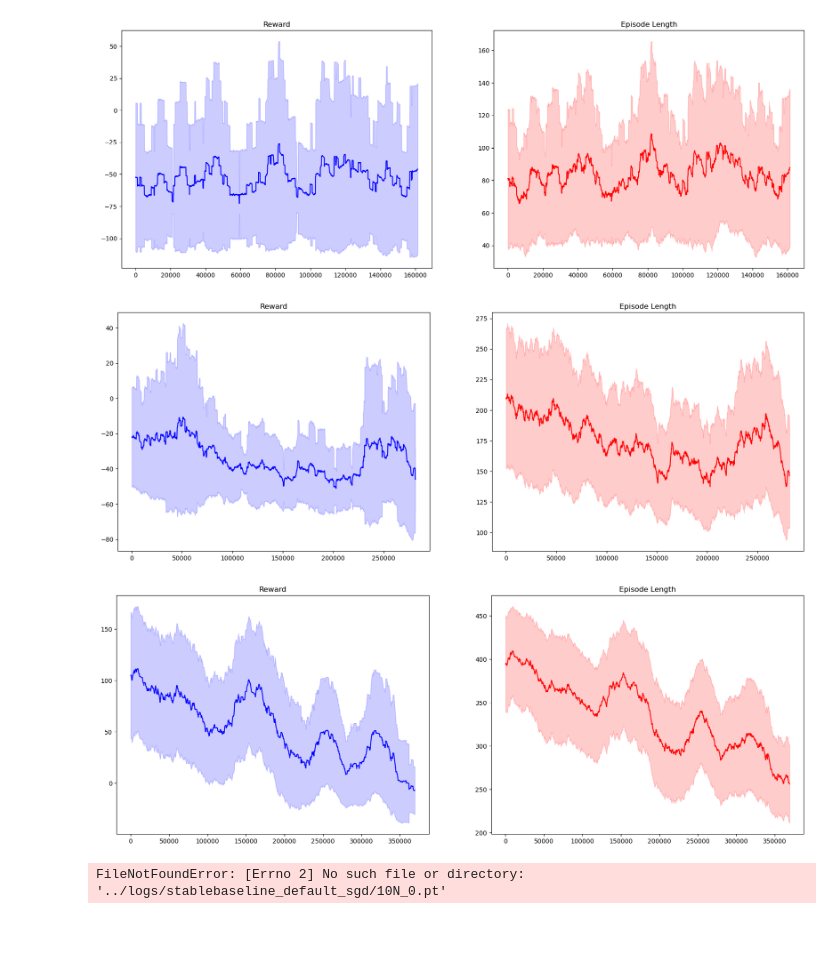
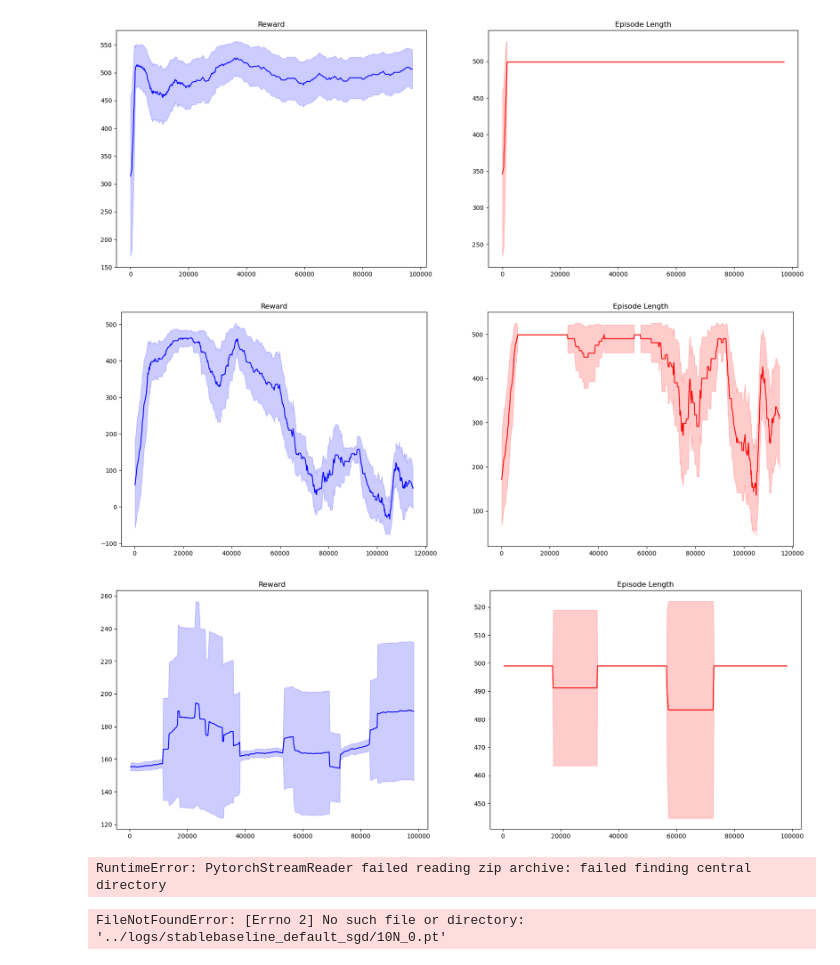
Before and after one commit to cybermonic/ACD-With-GraphRL, a Jupyter notebook: yawning_titan/notebooks/viz.ipynb, the cells around one changed output. Saved outputs shown, nothing was run; the diff lists cells and outputs as text; code cells hidden in the pictures; blank space fills up the shorter version.

Commit message:
Finished doorman experiments

```diff
--- a/yawning_titan/notebooks/viz.ipynb
+++ b/yawning_titan/notebooks/viz.ipynb
@@ -54,12 +54,15 @@ def plot_multiple(dir,seed=0, smoothing_factor=100, title=''):
 
 def plot_episode(n,seed=0, smoothing_factor=100, dir=''):
     data = torch.load(f'../logs/{dir}{n}N_{seed}.pt')
-    r = data['rews']; l = data['lens']
+    r = data['rews']; l = data['lens'];
 
-    step = [0]
-    for s in l:
-        step.append(step[-1] + s)
-    step = step[1:]
+    if 'steps' in data:
+        step = data['steps']
+    else:
+        step = [0]
+        for s in l:
+            step.append(step[-1] + s)
+        step = step[1:]
 
     fig,axes = plt.subplots(ncols=2)
     fig.set_figheight(7)
@@ -72,14 +75,20 @@ def plot_episode(n,seed=0, smoothing_factor=100, dir=''):
     axes[1].set_title("Episode Length")
 
     plt.show()
+# %%
+plot_episode(10, dir='doorman_lr0001_N1_gamma1/dqn_', smoothing_factor=50)
+plot_episode(20, dir='doorman_lr0001_N1_gamma1/dqn_', smoothing_factor=50)
+plot_episode(40, dir='doorman_lr0001_N1_gamma1/dqn_', smoothing_factor=50)
+# %% [output]
+[figure, added]
+[figure, added]
+[figure, added]
 # %%
 plot_episode(10, dir='dqn_', smoothing_factor=100)
 plot_episode(20, dir='dqn_', smoothing_factor=100)
 plot_episode(40, dir='dqn_', smoothing_factor=100)
 # %% [output]
-[figure, removed]
-[figure, removed]
-[figure, removed]
+RuntimeError: PytorchStreamReader failed reading zip archive: failed finding central directory
 # %%
 plot_episode(10, dir='stablebaseline_default_sgd/')
 plot_episode(20, dir='stablebaseline_default_sgd/')
```
Also changed, not shown: 47 other files.
